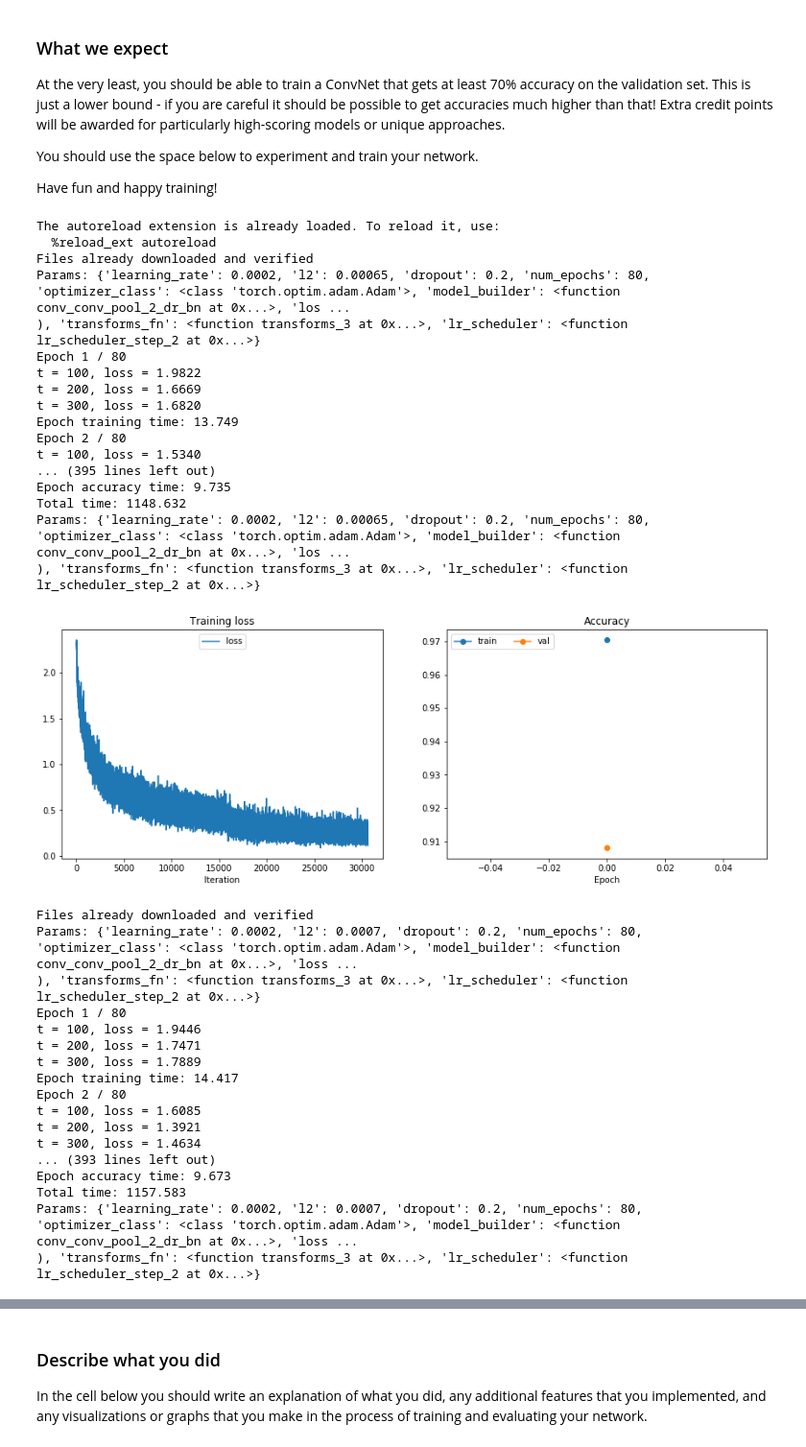
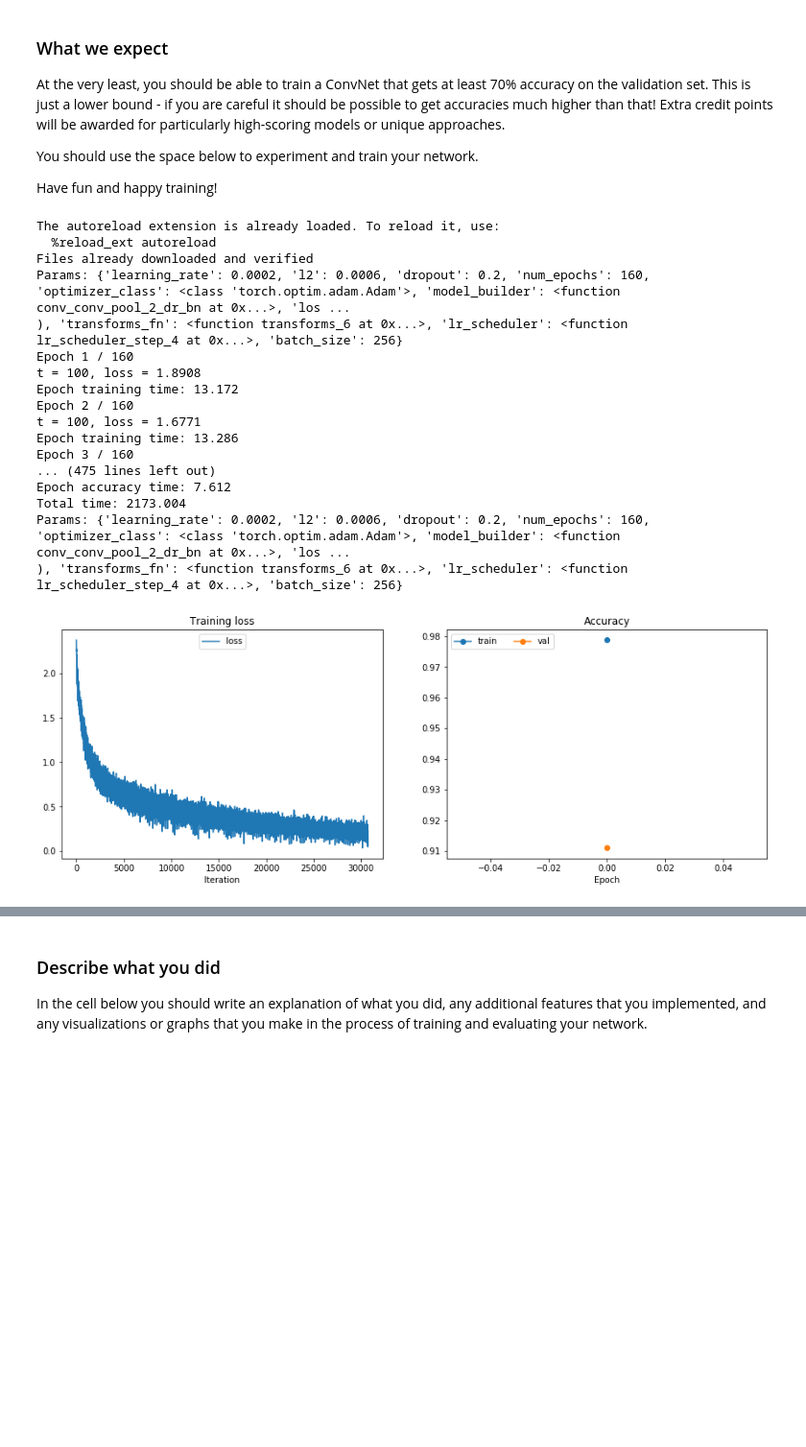
Before and after one commit to mduszyk/cs231n, a Jupyter notebook: assignment2/PyTorch.ipynb, the cells around one changed output, grey strips where cells are left out. Shown at 96% size. Saved outputs shown, nothing was run; the diff lists cells and outputs as text; code cells hidden in the pictures; blank space fills up the shorter version.

Commit message:
improved learning rate decay and data augmentations

```diff
--- a/assignment2/PyTorch.ipynb
+++ b/assignment2/PyTorch.ipynb
@@ -308,10 +308,11 @@ def train(model, loss_fn, optimizer, lr_scheduler=None, num_epochs=1, trace_acc=
             loss.backward()
             optimizer.step()
 
-        if isinstance(lr_scheduler, optim.lr_scheduler.ReduceLROnPlateau):
-            lr_scheduler.step(loss_history[-1])
-        else:
-            lr_scheduler.step()
+        if lr_scheduler is not None:
+            if isinstance(lr_scheduler, optim.lr_scheduler.ReduceLROnPlateau):
+                lr_scheduler.step(loss_history[-1])
+            else:
+                lr_scheduler.step()
 
         training_time = time.time() - t1
         print("Epoch training time: %.3f" % training_time)
@@ -443,6 +444,8 @@ from cs231n import hparam_search, plot_utils, models
 %autoreload 2
 
 
+torch.cuda.set_device(1)
+
 #grid_params = hparam_search.grid_layout({
 #    "learning_rate": [0.00015331376711745498, 2e-4, 0.00027762985191595076, 4e-4, 0.0005441844914295301, 6e-4, 7e-4],
 #    "l2": [0, 3.2862408041294504e-05, 6.670482581523959e-05, 9.703458981971375e-05, 1e-4],
@@ -454,14 +457,15 @@ from cs231n import hparam_search, plot_utils, models
 
 grid_params = hparam_search.grid_layout({
     "learning_rate": [2e-04],
-    "l2": [0.00065, 0.0007],
+    "l2": [0.0006],
     "dropout": [0.2],
-    "num_epochs": [80],
+    "num_epochs": [160],
     "optimizer_class": [optim.Adam],
     "model_builder": [models.conv_conv_pool_2_dr_bn],
     "loss_fn": [nn.CrossEntropyLoss().type(gpu_dtype)],
-    "transforms_fn": [models.transforms_3],
-    "lr_scheduler": [models.lr_scheduler_step_2]
+    "transforms_fn": [models.transforms_6],
+    "lr_scheduler": [models.lr_scheduler_step_4],
+    "batch_size": [256],
 })
 
 random_params = hparam_search.random_layout({
@@ -478,6 +482,8 @@ mix_params = hparam_search.grid_layout({
     "params": random_params
 })
 
+best_model = None
+best_val_acc = 0.0
 
 for params in grid_params:
 #for params in random_params:
@@ -485,8 +491,8 @@ for params in grid_params:
 
     transforms_fn = params["transforms_fn"]
     cifar10_train = dset.CIFAR10('./cs231n/datasets', train=True, download=True, transform=transforms_fn())
-    loader_train = DataLoader(cifar10_train, batch_size=128, sampler=ChunkSampler(NUM_TRAIN, 0), num_workers=3)
-    loader_val = DataLoader(cifar10_val, batch_size=128, sampler=ChunkSampler(NUM_VAL, NUM_TRAIN))
+    loader_train = DataLoader(cifar10_train, batch_size=params["batch_size"], sampler=ChunkSampler(NUM_TRAIN, 0), num_workers=4)
+    loader_val = DataLoader(cifar10_val, batch_size=params["batch_size"], sampler=ChunkSampler(NUM_VAL, NUM_TRAIN))
 
 
     optimizer_class = params["optimizer_class"]
@@ -500,62 +506,50 @@ for params in grid_params:
     #model.apply(reset)
 
     optimizer = optimizer_class(model.parameters(), lr=params["learning_rate"], weight_decay=params["l2"])
     lr_scheduler = params["lr_scheduler"](optimizer)
 
     print("Params: %s" % params)
     train_result = train(model, loss_fn, optimizer, lr_scheduler=lr_scheduler,
                          num_epochs=params["num_epochs"], trace_acc=False)
     print("Params: %s" % params)
 
     t = datetime.utcnow().isoformat()
     val_acc = train_result["val_acc"][-1] * 100
+
+    if val_acc > best_val_acc:
+        best_val_acc = val_acc
+        best_model = model
+
     plot_path = "training-results/%s_%.2f_%s.png" % (model_name, val_acc, t)
     plot_utils.plot_learning_curves(save_path=plot_path, **train_result)
 
     params_str = {}
     for key, val in params.items():
         params_str[key] = str(val)
     result = {
         "model_name": model_name,
         "params": params_str,
         "train_result": train_result,
     }
     result_path = "training-results/%s_%.2f_%s.json" % (model_name, val_acc, t)
     with open(result_path, 'w') as fp:
         json.dump(result, fp, indent=4)
 # %% [output]
 The autoreload extension is already loaded. To reload it, use:
   %reload_ext autoreload
 Files already downloaded and verified
-Params: {'learning_rate': 0.0002, 'l2': 0.00065, 'dropout': 0.2, 'num_epochs': 80, 'optimizer_class': <class 'torch.optim.adam.Adam'>, 'model_builder': <function conv_conv_pool_2_dr_bn at 0x...>, 'los ...
-), 'transforms_fn': <function transforms_3 at 0x...>, 'lr_scheduler': <function lr_scheduler_step_2 at 0x...>}
-Epoch 1 / 80
-t = 100, loss = 1.9822
-t = 200, loss = 1.6669
-t = 300, loss = 1.6820
-Epoch training time: 13.749
-Epoch 2 / 80
-t = 100, loss = 1.5340
-... (395 lines left out)
-Epoch accuracy time: 9.735
-Total time: 1148.632
-Params: {'learning_rate': 0.0002, 'l2': 0.00065, 'dropout': 0.2, 'num_epochs': 80, 'optimizer_class': <class 'torch.optim.adam.Adam'>, 'model_builder': <function conv_conv_pool_2_dr_bn at 0x...>, 'los ...
-), 'transforms_fn': <function transforms_3 at 0x...>, 'lr_scheduler': <function lr_scheduler_step_2 at 0x...>}
+Params: {'learning_rate': 0.0002, 'l2': 0.0006, 'dropout': 0.2, 'num_epochs': 160, 'optimizer_class': <class 'torch.optim.adam.Adam'>, 'model_builder': <function conv_conv_pool_2_dr_bn at 0x...>, 'los ...
+), 'transforms_fn': <function transforms_6 at 0x...>, 'lr_scheduler': <function lr_scheduler_step_4 at 0x...>, 'batch_size': 256}
+Epoch 1 / 160
+t = 100, loss = 1.8908
+Epoch training time: 13.172
+Epoch 2 / 160
+t = 100, loss = 1.6771
+Epoch training time: 13.286
+Epoch 3 / 160
+... (475 lines left out)
+Epoch accuracy time: 7.612
+Total time: 2173.004
+Params: {'learning_rate': 0.0002, 'l2': 0.0006, 'dropout': 0.2, 'num_epochs': 160, 'optimizer_class': <class 'torch.optim.adam.Adam'>, 'model_builder': <function conv_conv_pool_2_dr_bn at 0x...>, 'los ...
+), 'transforms_fn': <function transforms_6 at 0x...>, 'lr_scheduler': <function lr_scheduler_step_4 at 0x...>, 'batch_size': 256}
-[figure, old version]
+[figure, new version]
-Files already downloaded and verified
-Params: {'learning_rate': 0.0002, 'l2': 0.0007, 'dropout': 0.2, 'num_epochs': 80, 'optimizer_class': <class 'torch.optim.adam.Adam'>, 'model_builder': <function conv_conv_pool_2_dr_bn at 0x...>, 'loss ...
-), 'transforms_fn': <function transforms_3 at 0x...>, 'lr_scheduler': <function lr_scheduler_step_2 at 0x...>}
-Epoch 1 / 80
-t = 100, loss = 1.9446
-t = 200, loss = 1.7471
-t = 300, loss = 1.7889
-Epoch training time: 14.417
-Epoch 2 / 80
-t = 100, loss = 1.6085
-t = 200, loss = 1.3921
-t = 300, loss = 1.4634
-... (393 lines left out)
-Epoch accuracy time: 9.673
-Total time: 1157.583
-Params: {'learning_rate': 0.0002, 'l2': 0.0007, 'dropout': 0.2, 'num_epochs': 80, 'optimizer_class': <class 'torch.optim.adam.Adam'>, 'model_builder': <function conv_conv_pool_2_dr_bn at 0x...>, 'loss ...
-), 'transforms_fn': <function transforms_3 at 0x...>, 'lr_scheduler': <function lr_scheduler_step_2 at 0x...>}
```
Also changed, not shown: parts of 6 cells of this notebook, 1 other file.
